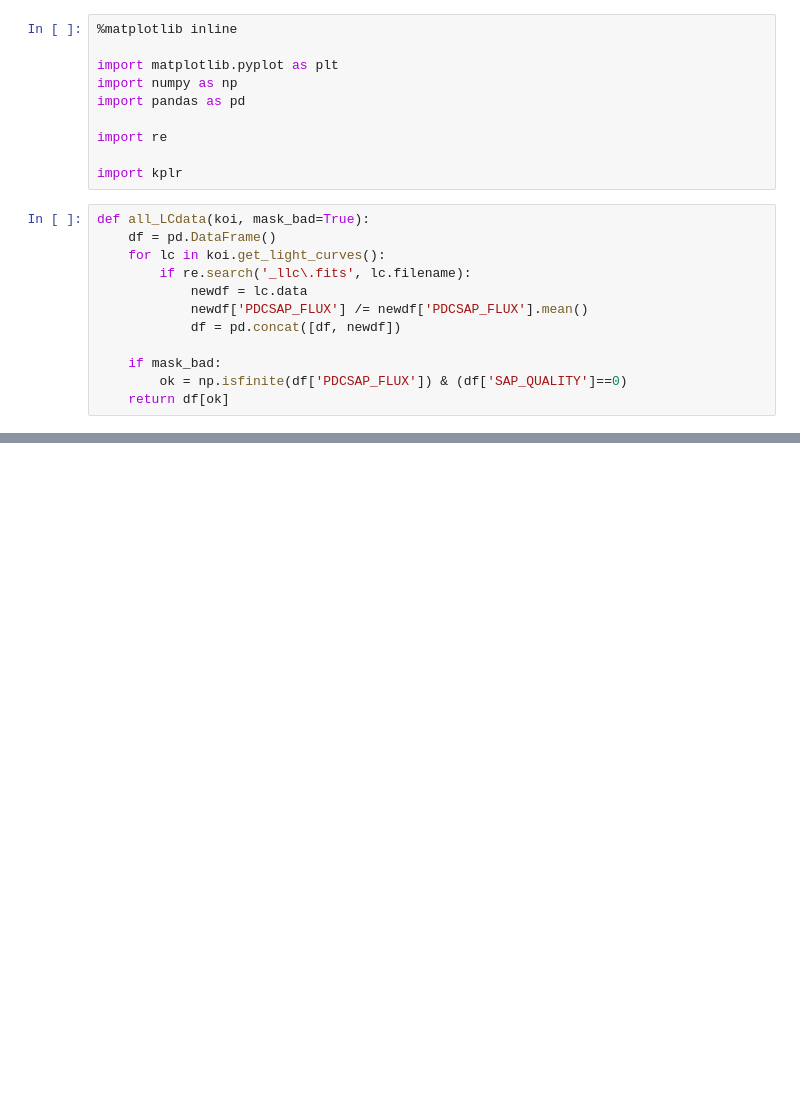
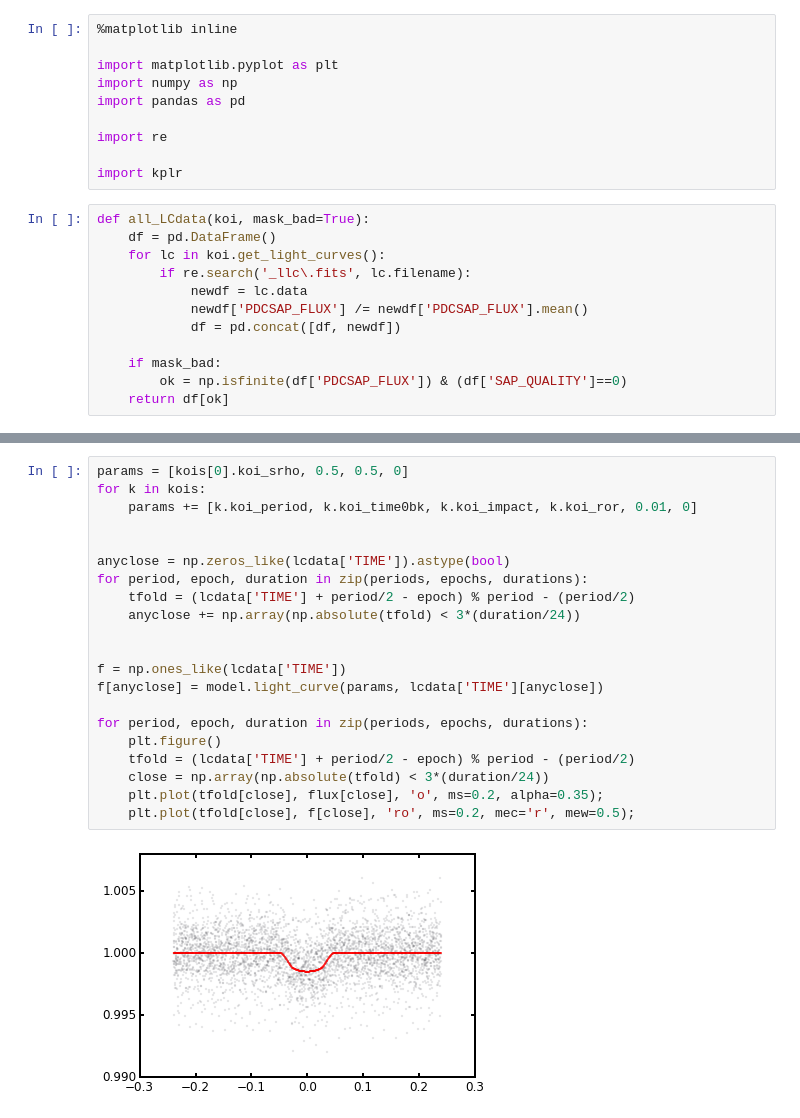
Before and after one commit to timothydmorton/transit-fitting, a Jupyter notebook: notebooks/scratchwork.ipynb, the cells around one changed output, grey strips where cells are left out. Saved outputs shown, nothing was run; the diff lists cells and outputs as text; blank space fills up the shorter version.

```diff
--- a/notebooks/scratchwork.ipynb
+++ b/notebooks/scratchwork.ipynb
@@ -132,0 +235,23 @@ array([ 1.        ,  1.        ,  1.        ,  1.        ,  1.        ,
+# %%
+params = [kois[0].koi_srho, 0.5, 0.5, 0]
+for k in kois:
+    params += [k.koi_period, k.koi_time0bk, k.koi_impact, k.koi_ror, 0.01, 0]
+
+
+anyclose = np.zeros_like(lcdata['TIME']).astype(bool)
+for period, epoch, duration in zip(periods, epochs, durations):
+    tfold = (lcdata['TIME'] + period/2 - epoch) % period - (period/2)
+    anyclose += np.array(np.absolute(tfold) < 3*(duration/24))
+
+
+f = np.ones_like(lcdata['TIME'])
+f[anyclose] = model.light_curve(params, lcdata['TIME'][anyclose])
+
+for period, epoch, duration in zip(periods, epochs, durations):
+    plt.figure()
+    tfold = (lcdata['TIME'] + period/2 - epoch) % period - (period/2)
+    close = np.array(np.absolute(tfold) < 3*(duration/24))
+    plt.plot(tfold[close], flux[close], 'o', ms=0.2, alpha=0.35);
+    plt.plot(tfold[close], f[close], 'ro', ms=0.2, mec='r', mew=0.5);
+# %% [output]
+[figure, added]
```
Also changed, not shown: parts of 16 cells of this notebook.
